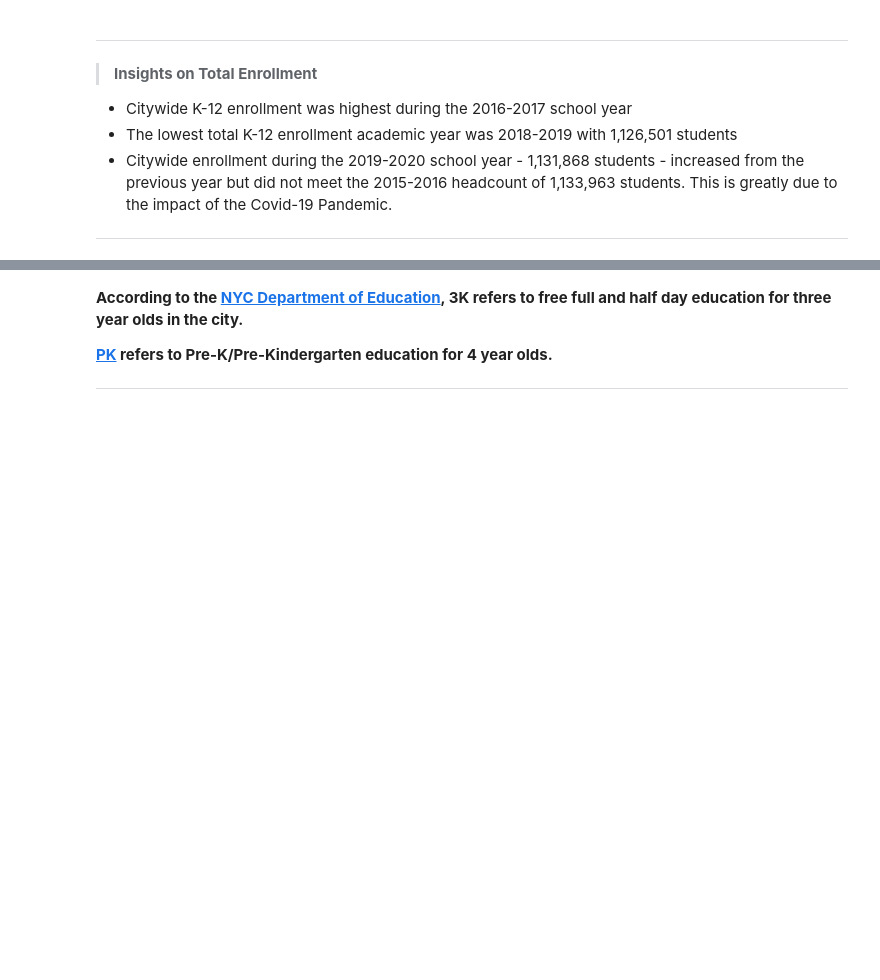
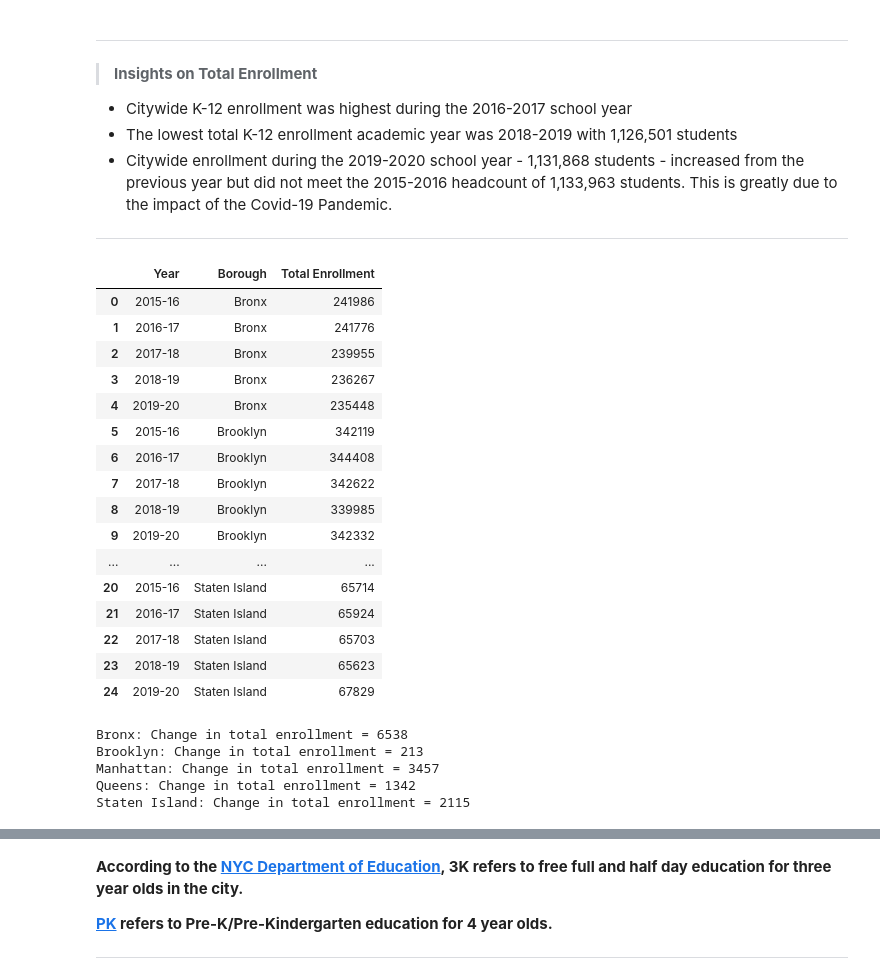
Before and after one commit to thetechleila/NYC-Public-Schools-EDA-Pre-and-Post-Pandemic, a Jupyter notebook: code/eda.ipynb, the cells around one changed output, grey strips where cells are left out. Cells and saved outputs as stored; diff of their text form; code cells hidden in the pictures; blank space fills up the shorter version.

```diff
--- a/code/eda.ipynb
+++ b/code/eda.ipynb
@@ -292,4 +292,47 @@ ___
 # %%
 #Get enrollment across the 5 Boroughs
 
-boro_enrollment  =
+boro_enrollment  = boro_dem_df[["Year", "Borough", "Total Enrollment"]]
+boro_enrollment
+# %% [output]
+|  | Year | Borough | Total Enrollment |
+| 0 | 2015-16 | Bronx | 241986 |
+| 1 | 2016-17 | Bronx | 241776 |
+| 2 | 2017-18 | Bronx | 239955 |
+| 3 | 2018-19 | Bronx | 236267 |
+| 4 | 2019-20 | Bronx | 235448 |
+| 5 | 2015-16 | Brooklyn | 342119 |
+| 6 | 2016-17 | Brooklyn | 344408 |
+| 7 | 2017-18 | Brooklyn | 342622 |
+| 8 | 2018-19 | Brooklyn | 339985 |
+| 9 | 2019-20 | Brooklyn | 342332 |
+| ... | ... | ... | ... |
+| 20 | 2015-16 | Staten Island | 65714 |
+| 21 | 2016-17 | Staten Island | 65924 |
+| 22 | 2017-18 | Staten Island | 65703 |
+| 23 | 2018-19 | Staten Island | 65623 |
+| 24 | 2019-20 | Staten Island | 67829 |
+# %%
+#Calculate enrollment changes in the 5 boroughs from the start year of 2015-16 to the end year 2019-20
+
+def calculate_boro_enrollment_change(boro_enrollment):
+    changes = {}
+
+    boroughs = boro_enrollment["Borough"].unique()
+    for boro in boroughs:
+        boro_df = boro_enrollment[boro_enrollment['Borough'] == boro]
+        enrollment_2015 = boro_df[boro_df['Year'] == '2015-16']['Total Enrollment'].sum()
+        enrollment_2020 = boro_df[boro_df['Year'] == '2019-20']['Total Enrollment'].sum()
+        changes[boro] = abs(enrollment_2020 - enrollment_2015)
+
+    return changes
+
+changes = calculate_boro_enrollment_change(boro_enrollment)
+for borough, change in changes.items():
+    print(f"{borough}: Change in total enrollment = {change}")
+# %% [output]
+Bronx: Change in total enrollment = 6538
+Brooklyn: Change in total enrollment = 213
+Manhattan: Change in total enrollment = 3457
+Queens: Change in total enrollment = 1342
+Staten Island: Change in total enrollment = 2115
```
Also changed, not shown: parts of 4 cells of this notebook, 1 other file.
